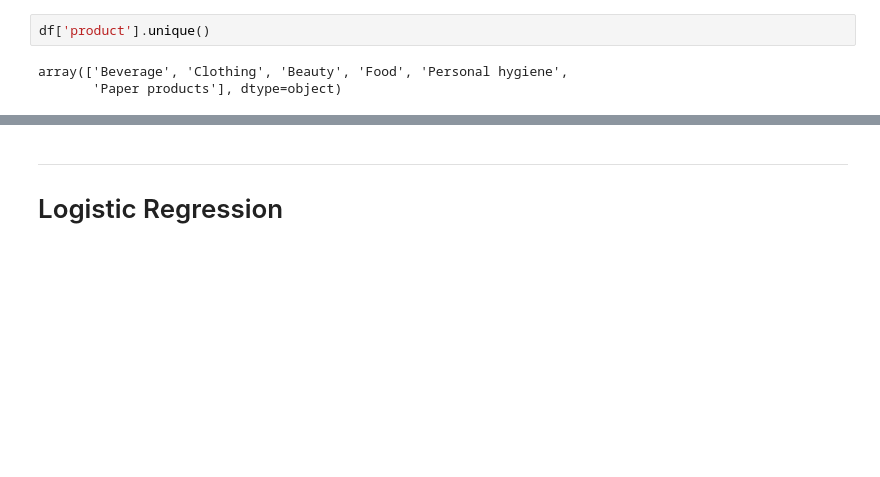
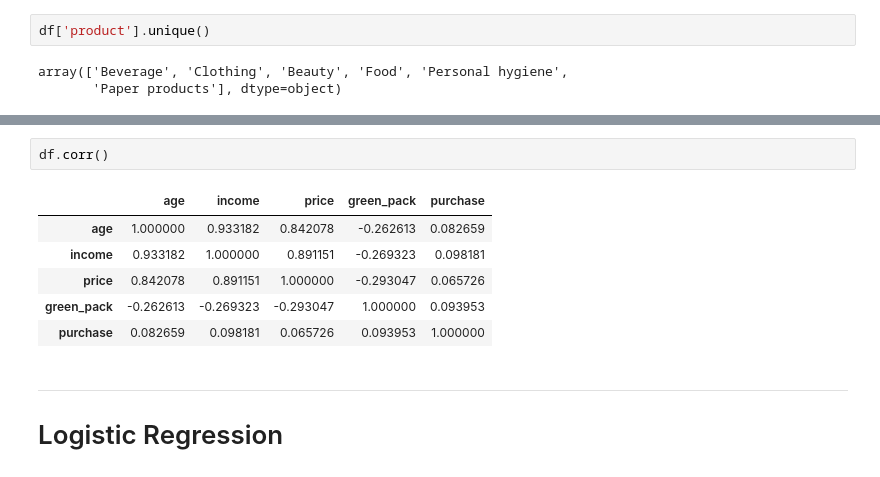
Before and after one commit to NityaVerma19/Customer-Purchase-Decision-, a Jupyter notebook: Consumer_behaviour.ipynb, the cells around one changed output, grey strips where cells are left out. Saved outputs shown, nothing was run; the diff lists cells and outputs as text; blank space fills up the shorter version.

```diff
--- a/Consumer_behaviour.ipynb
+++ b/Consumer_behaviour.ipynb
@@ -32,3 +38,12 @@ array(['Beverage', 'Clothing', 'Beauty', 'Food', 'Personal hygiene',
+# %%
+df.corr()
+# %% [output]
+|  | age | income | price | green_pack | purchase |
+| age | 1.000000 | 0.933182 | 0.842078 | -0.262613 | 0.082659 |
+| income | 0.933182 | 1.000000 | 0.891151 | -0.269323 | 0.098181 |
+| price | 0.842078 | 0.891151 | 1.000000 | -0.293047 | 0.065726 |
+| green_pack | -0.262613 | -0.269323 | -0.293047 | 1.000000 | 0.093953 |
+| purchase | 0.082659 | 0.098181 | 0.065726 | 0.093953 | 1.000000 |
 # %% [markdown]
 
 ---
```
Also changed, not shown: parts of 5 cells of this notebook.
